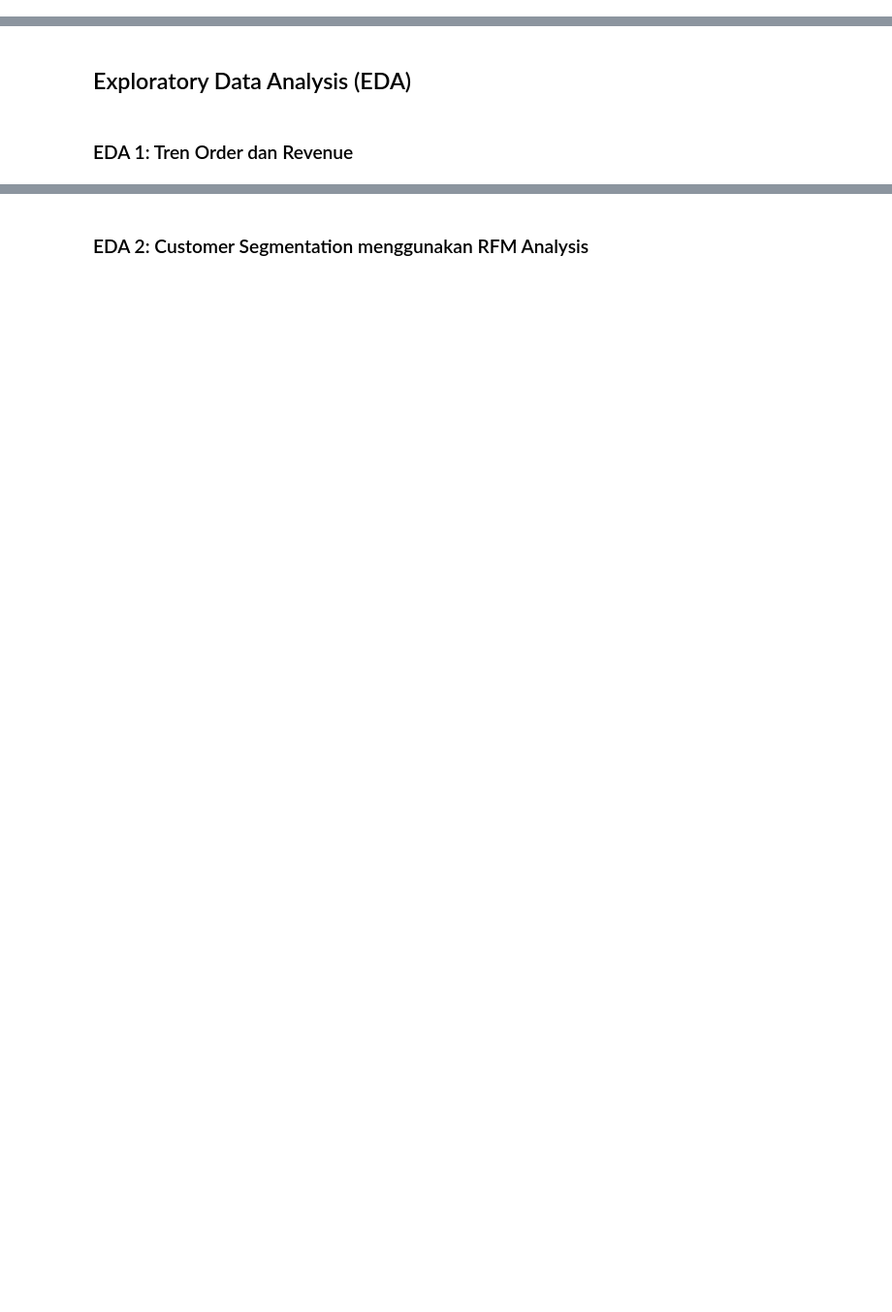
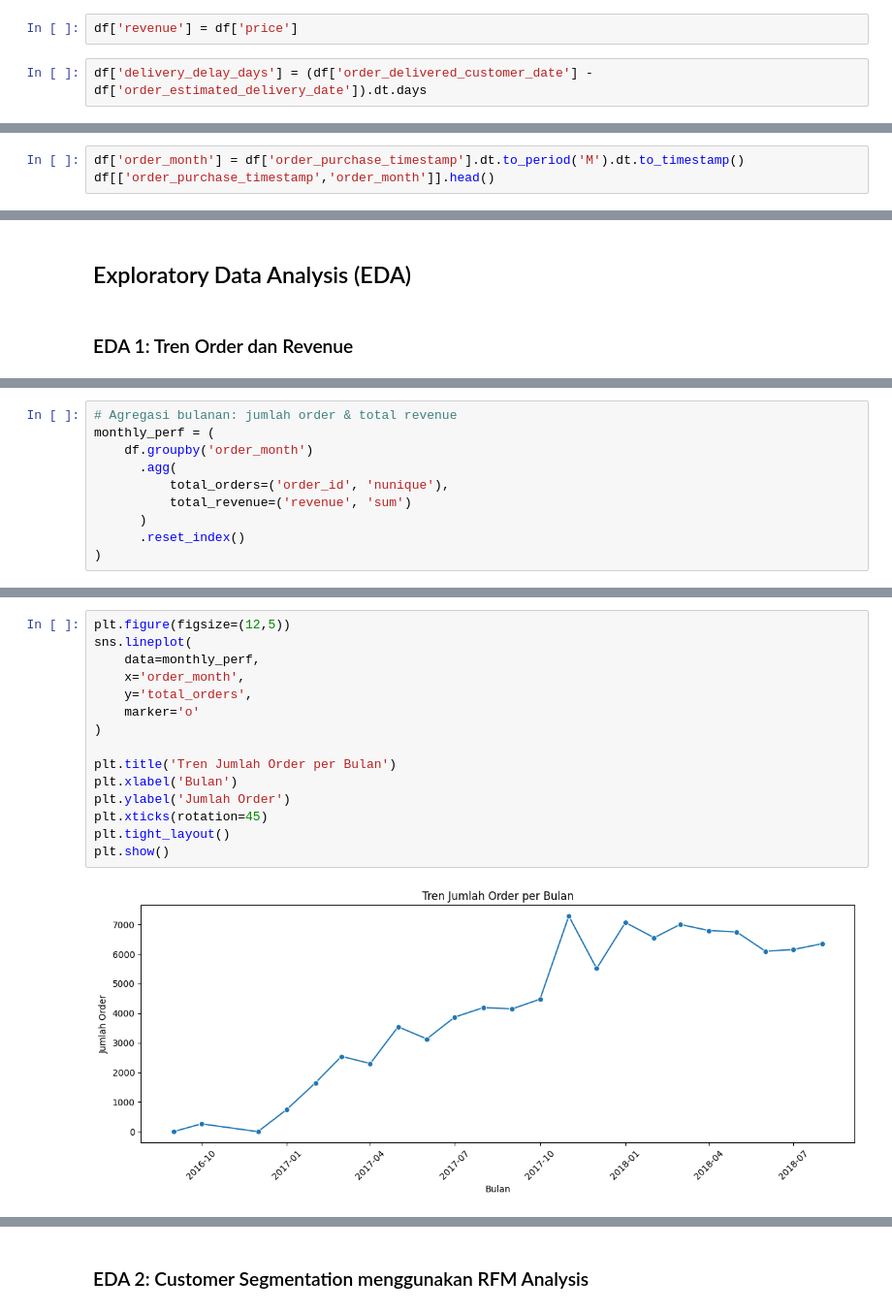
Before and after one commit to abirafdi-co/Exploratory-Data-Analysis-Customer-Segmentation-pada-E-Commerce-Public-Dataset, a Jupyter notebook: notebook.ipynb, the cells around one changed output, grey strips where cells are left out. Shown at 97% size. Drawn from its saved outputs; the diff is of its cells as text; blank space fills up the shorter version.

```diff
--- a/notebook.ipynb
+++ b/notebook.ipynb
@@ -40,0 +291,4 @@ Tahap ini dilakukan untuk memastikan kualitas data sebelum analisis lebih lanjut
+# %%
+df['revenue'] = df['price']
+# %%
+df['delivery_delay_days'] = (df['order_delivered_customer_date'] - df['order_estimated_delivery_date']).dt.days
@@ -40,0 +316,3 @@ Tahap ini dilakukan untuk memastikan kualitas data sebelum analisis lebih lanjut
+# %%
+df['order_month'] = df['order_purchase_timestamp'].dt.to_period('M').dt.to_timestamp()
+df[['order_purchase_timestamp','order_month']].head()
@@ -46,0 +363,10 @@ Analisis ini bertujuan untuk memahami perkembangan performa bisnis dari waktu ke
+# %%
+# Agregasi bulanan: jumlah order & total revenue
+monthly_perf = (
+    df.groupby('order_month')
+      .agg(
+          total_orders=('order_id', 'nunique'),
+          total_revenue=('revenue', 'sum')
+      )
+      .reset_index()
+)
@@ -46,0 +382,17 @@ Analisis ini bertujuan untuk memahami perkembangan performa bisnis dari waktu ke
+# %%
+plt.figure(figsize=(12,5))
+sns.lineplot(
+    data=monthly_perf,
+    x='order_month',
+    y='total_orders',
+    marker='o'
+)
+
+plt.title('Tren Jumlah Order per Bulan')
+plt.xlabel('Bulan')
+plt.ylabel('Jumlah Order')
+plt.xticks(rotation=45)
+plt.tight_layout()
+plt.show()
+# %% [output]
+[figure, added]
```
Also changed, not shown: parts of 70 cells of this notebook.
